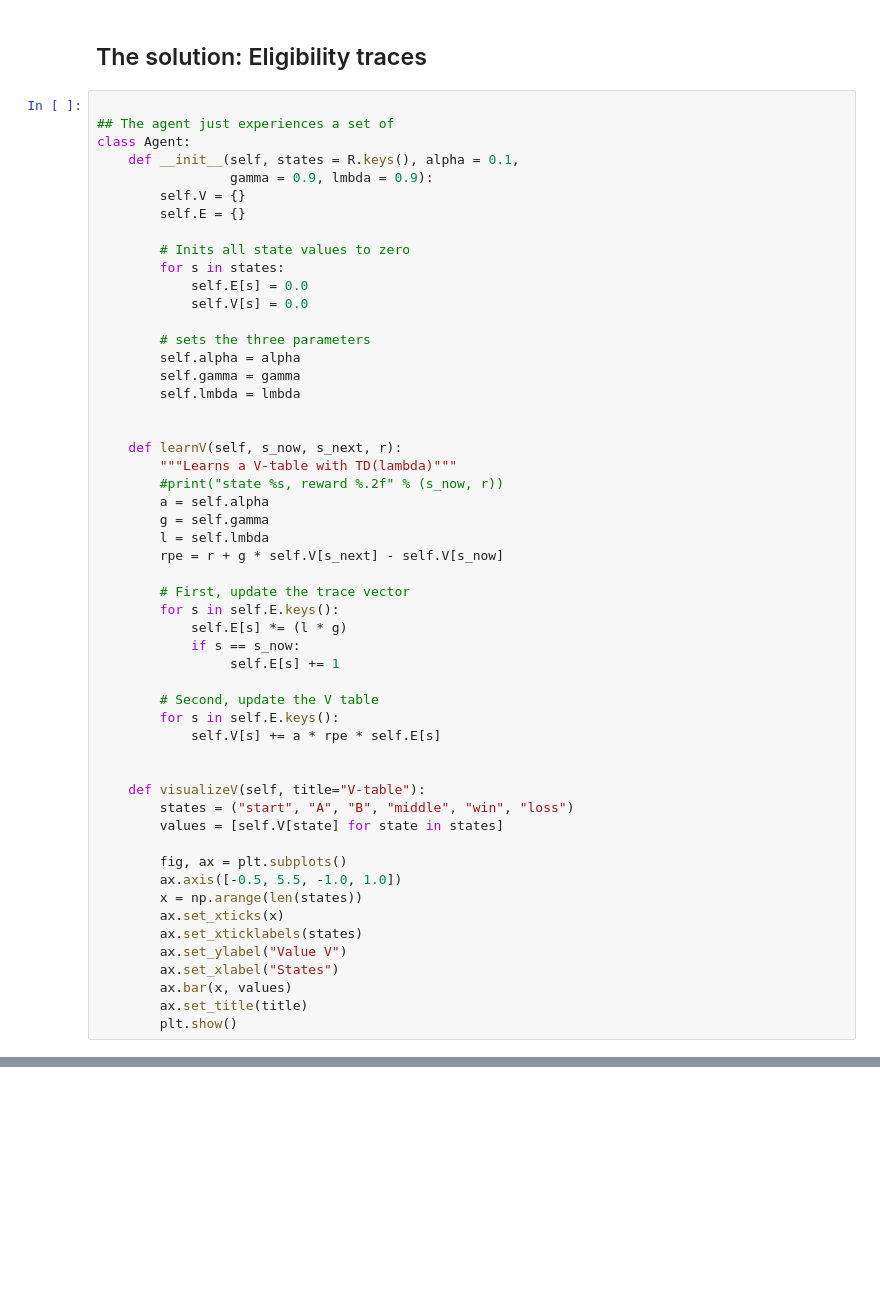
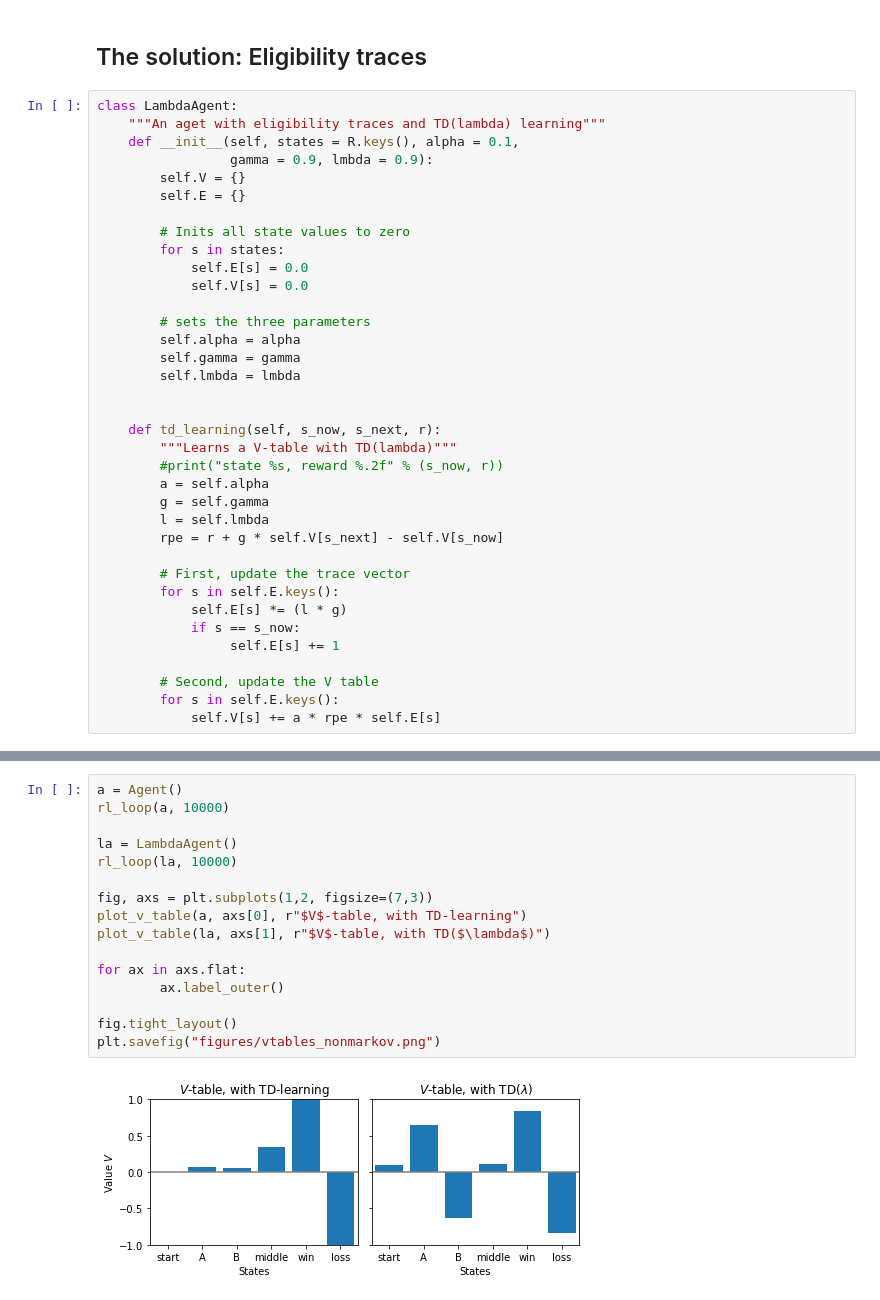
Before and after one commit to TheRealDrDre/CompCogNeuro, a Jupyter notebook: RL/RL3_eligibility.ipynb, the cells around one changed output, grey strips where cells are left out. Cells and saved outputs as stored; diff of their text form; blank space fills up the shorter version.

```diff
--- a/RL/RL3_eligibility.ipynb
+++ b/RL/RL3_eligibility.ipynb
@@ -118,9 +119,8 @@ a.visualizeV("V-table, with standard TD-learning")
 # %% [markdown]
 ## The solution: Eligibility traces
 # %%
-
-## The agent just experiences a set of
-class Agent:
+class LambdaAgent:
+    """An aget with eligibility traces and TD(lambda) learning"""
     def __init__(self, states = R.keys(), alpha = 0.1,
                  gamma = 0.9, lmbda = 0.9):
         self.V = {}
@@ -137,7 +137,7 @@ class Agent:
         self.lmbda = lmbda
 
 
-    def learnV(self, s_now, s_next, r):
+    def td_learning(self, s_now, s_next, r):
         """Learns a V-table with TD(lambda)"""
         #print("state %s, reward %.2f" % (s_now, r))
         a = self.alpha
@@ -154,19 +154,3 @@ class Agent:
         # Second, update the V table
         for s in self.E.keys():
             self.V[s] += a * rpe * self.E[s]
-
-
-    def visualizeV(self, title="V-table"):
-        states = ("start", "A", "B", "middle", "win", "loss")
-        values = [self.V[state] for state in states]
-
-        fig, ax = plt.subplots()
-        ax.axis([-0.5, 5.5, -1.0, 1.0])
-        x = np.arange(len(states))
-        ax.set_xticks(x)
-        ax.set_xticklabels(states)
-        ax.set_ylabel("Value V")
-        ax.set_xlabel("States")
-        ax.bar(x, values)
-        ax.set_title(title)
-        plt.show()
@@ -178,0 +157,18 @@ a.visualizeV("V-table, with eligibility traces and TD(lambda)")
+# %%
+a = Agent()
+rl_loop(a, 10000)
+
+la = LambdaAgent()
+rl_loop(la, 10000)
+
+fig, axs = plt.subplots(1,2, figsize=(7,3))
+plot_v_table(a, axs[0], r"$V$-table, with TD-learning")
+plot_v_table(la, axs[1], r"$V$-table, with TD($\lambda$)")
+
+for ax in axs.flat:
+        ax.label_outer()
+
+fig.tight_layout()
+plt.savefig("figures/vtables_nonmarkov.png")
+# %% [output]
+[figure, added]
```
Also changed, not shown: parts of 13 cells of this notebook, 20 other files.
